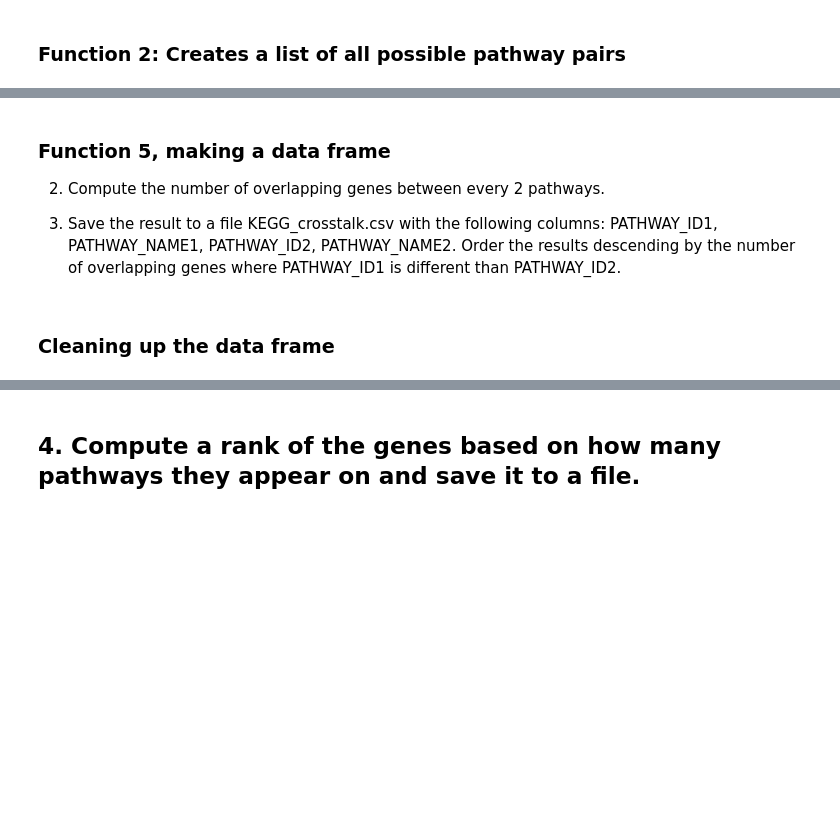
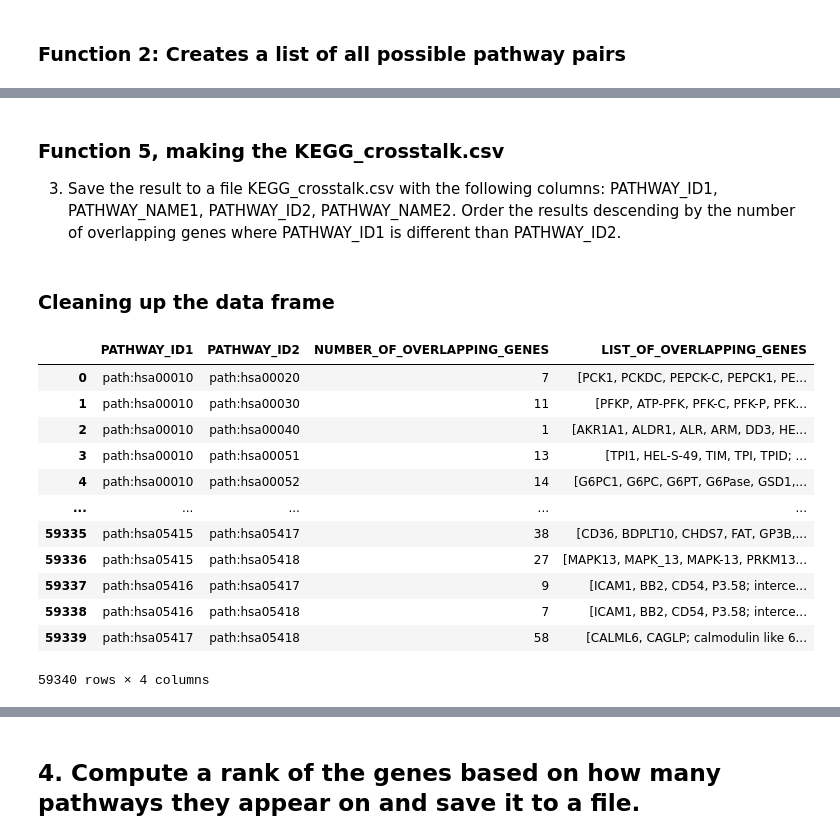
Before and after one commit to Faithcarranza/Kegg_pathways, a Jupyter notebook: Team1_project2.ipynb, the cells around one changed output, grey strips where cells are left out. Saved outputs shown, nothing was run; the diff lists cells and outputs as text; code cells hidden in the pictures; blank space fills up the shorter version.

```diff
--- a/Team1_project2.ipynb
+++ b/Team1_project2.ipynb
@@ -228,9 +225,7 @@ def get_overlapping_genes(pathway_pairs, pathway_gene_dictionary): #takes the pa
 
 pair_dictionary = get_overlapping_genes(pathway_pairs,pathways_genes_dictionary)
 # %% [markdown]
-### Function 5, making a data frame
-
-2. Compute the number of overlapping genes between every 2 pathways.
+### Function 5, making the KEGG_crosstalk.csv
 
 
 
@@ -271,6 +266,22 @@ def create_pandas_dataframe(pair_dictionary):
 ### Cleaning up the data frame
 # %%
 pair_dict_DF = create_pandas_dataframe(pair_dictionary) #Running the pairs dictionary to the create data frame function
+# %%
+pair_dict_DF
+# %% [output]
+|  | PATHWAY_ID1 | PATHWAY_ID2 | NUMBER_OF_OVERLAPPING_GENES | LIST_OF_OVERLAPPING_GENES |
+| 0 | path:hsa00010 | path:hsa00020 | 7 | [PCK1, PCKDC, PEPCK-C, PEPCK1, PE... |
+| 1 | path:hsa00010 | path:hsa00030 | 11 | [PFKP, ATP-PFK, PFK-C, PFK-P, PFK... |
+| 2 | path:hsa00010 | path:hsa00040 | 1 | [AKR1A1, ALDR1, ALR, ARM, DD3, HE... |
+| 3 | path:hsa00010 | path:hsa00051 | 13 | [TPI1, HEL-S-49, TIM, TPI, TPID; ... |
+| 4 | path:hsa00010 | path:hsa00052 | 14 | [G6PC1, G6PC, G6PT, G6Pase, GSD1,... |
+| ... | ... | ... | ... | ... |
+| 59335 | path:hsa05415 | path:hsa05417 | 38 | [CD36, BDPLT10, CHDS7, FAT, GP3B,... |
+| 59336 | path:hsa05415 | path:hsa05418 | 27 | [MAPK13, MAPK_13, MAPK-13, PRKM13... |
+| 59337 | path:hsa05416 | path:hsa05417 | 9 | [ICAM1, BB2, CD54, P3.58; interce... |
+| 59338 | path:hsa05416 | path:hsa05418 | 7 | [ICAM1, BB2, CD54, P3.58; interce... |
+| 59339 | path:hsa05417 | path:hsa05418 | 58 | [CALML6, CAGLP; calmodulin like 6... |
+59340 rows × 4 columns
 # %%
 #merging the pathway names into the final data frame using a left merge. Adds new columm, pathway_name_x that is the pathway name for pathway_ID1
 pathway1_names = pair_dict_DF.merge(pathway_ID_list ,left_on  = "PATHWAY_ID1", right_on = "pathway_ID" ,how = "left")
```
Also changed, not shown: parts of 26 cells of this notebook.
